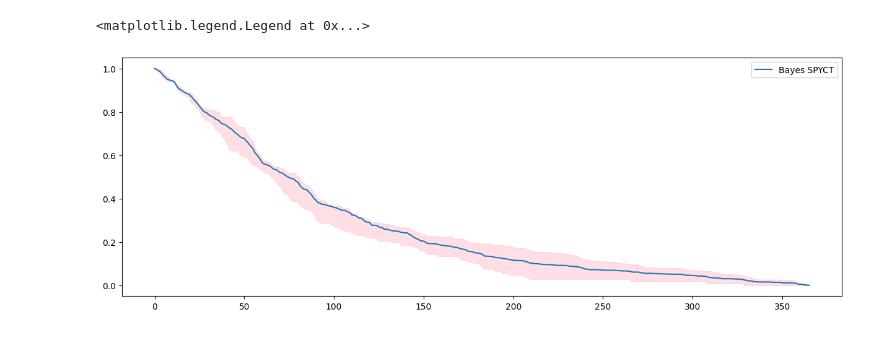
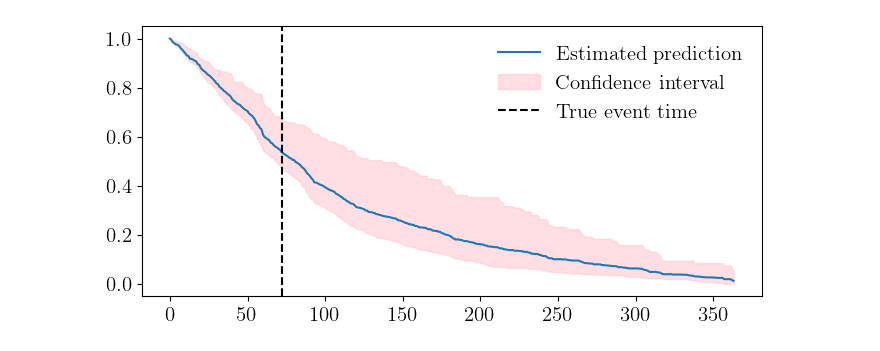
Before and after one commit to viksa98/variational_spyct, a Jupyter notebook: notebooks/02_hecat_dataset.ipynb, the cells around one changed output. Saved outputs shown, nothing was run; the diff lists cells and outputs as text; code cells hidden in the pictures.

```diff
--- a/notebooks/02_hecat_dataset.ipynb
+++ b/notebooks/02_hecat_dataset.ipynb
@@ -56,20 +104,26 @@ for i in range(100):
 # plt.plot(bs_vspyct)
 # %%
 import matplotlib.pyplot as plt
+i = 32
 
-i = 10
-plt.figure(figsize=(15,5))
-plt.plot(preds_bayes[i, :, :].mean(axis=0), label='Bayes SPYCT')
+plt.rc('text', usetex=True)
+plt.rc('font', family='serif', size=15)
+fig, ax = plt.subplots(figsize=(8,3.5))
+
+ax.plot(preds_bayes[i, :, :].mean(axis=0), label='Estimated prediction')
 
 percentiles_10 = torch.quantile(preds_bayes[i, :, :], 0.1, axis=0)
 percentiles_90 = torch.quantile(preds_bayes[i, :, :], 0.9, axis=0)
 
 # Plot the shaded area between the 10th and 90th percentiles
-plt.fill_between(range(preds_bayes.shape[-1]), percentiles_10, percentiles_90, color='pink', alpha=0.5)
-plt.legend()
+plt.fill_between(range(preds_bayes.shape[-1]), percentiles_10, percentiles_90, color='pink', alpha=0.5, label = 'Confidence interval')
+plt.axvline(sum(y_test[i].numpy()), color='black', linestyle='--', label='True event time')
+
+plt.legend(frameon=False)
+plt.legend(frameon=False)
+plt.savefig('../reports/figures/pred_with_ci_bigfont.pdf')
 # %% [output]
-<matplotlib.legend.Legend at 0x...>
-[figure, old version]
+[figure, new version]
 # %%
 df = data.rsf_dataset().drop(columns=['duration', 'truncated'])
 # %%
```
Also changed, not shown: parts of 21 cells of this notebook, 43 other files.
